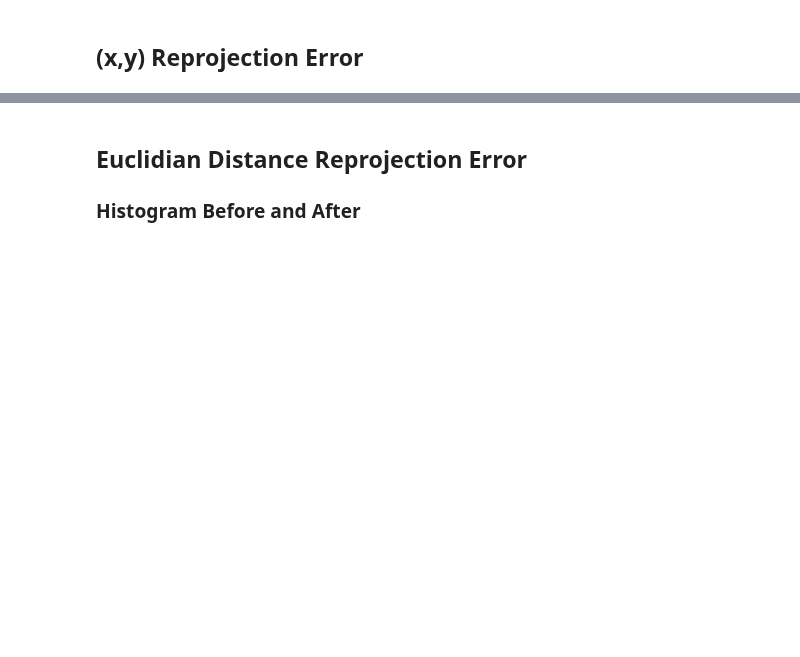
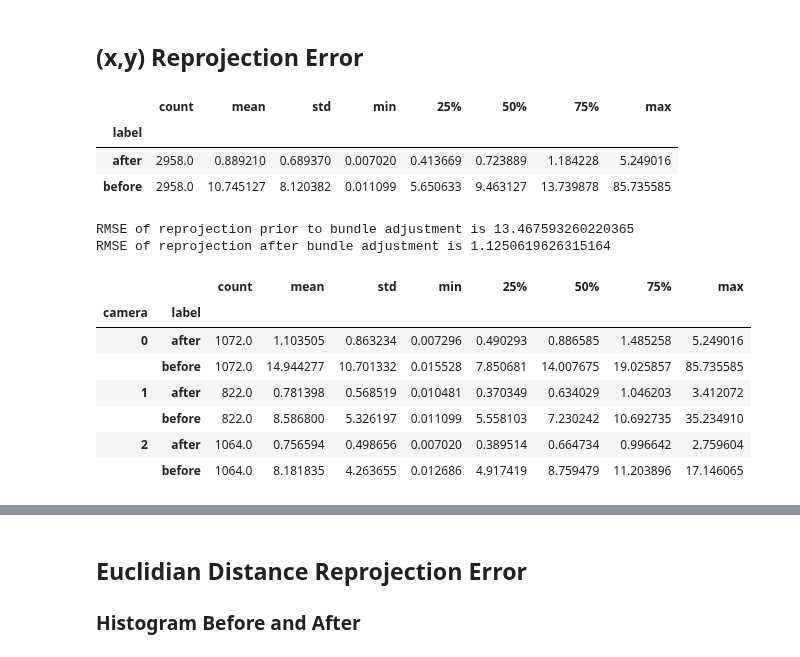
Before and after one commit to mprib/caliscope, a Jupyter notebook: src/calibration/bundle_adjustment/bundle_adjust_diagnostics.ipynb, the cells around one changed output, grey strips where cells are left out. Cells and saved outputs as stored; diff of their text form; code cells hidden in the pictures; blank space fills up the shorter version.

```diff
--- a/src/calibration/bundle_adjustment/bundle_adjust_diagnostics.ipynb
+++ b/src/calibration/bundle_adjustment/bundle_adjust_diagnostics.ipynb
@@ -86,5 +86,35 @@ before_and_after = pd.concat([before_df, after_df])
 # %% [markdown]
 ## (x,y) Reprojection Error
+# %%
+before_and_after.groupby(["label"])["reproj_error"].describe()
+# %% [output]
+|  | count | mean | std | min | 25% | 50% | 75% | max |
+| label |  |  |  |  |  |  |  |  |
+| after | 2958.0 | 0.889210 | 0.689370 | 0.007020 | 0.413669 | 0.723889 | 1.184228 | 5.249016 |
+| before | 2958.0 | 10.745127 | 8.120382 | 0.011099 | 5.650633 | 9.463127 | 13.739878 | 85.735585 |
+# %%
+reproj_error = before_and_after.query("label == 'before'")["reproj_error"].to_numpy()
+rmse = np.sqrt(np.mean(reproj_error**2))
+print(f"RMSE of reprojection prior to bundle adjustment is {rmse}")
+
+reproj_error = before_and_after.query("label == 'after'")["reproj_error"].to_numpy()
+rmse = np.sqrt(np.mean(reproj_error**2))
+print(f"RMSE of reprojection after bundle adjustment is {rmse}")
+# %% [output]
+RMSE of reprojection prior to bundle adjustment is 13.467593260220365
+RMSE of reprojection after bundle adjustment is 1.1250619626315164
+# %%
+
+before_and_after.groupby(["camera", "label"])["reproj_error"].describe()
+# %% [output]
+|  |  | count | mean | std | min | 25% | 50% | 75% | max |
+| camera | label |  |  |  |  |  |  |  |  |
+| 0 | after | 1072.0 | 1.103505 | 0.863234 | 0.007296 | 0.490293 | 0.886585 | 1.485258 | 5.249016 |
+|  | before | 1072.0 | 14.944277 | 10.701332 | 0.015528 | 7.850681 | 14.007675 | 19.025857 | 85.735585 |
+| 1 | after | 822.0 | 0.781398 | 0.568519 | 0.010481 | 0.370349 | 0.634029 | 1.046203 | 3.412072 |
+|  | before | 822.0 | 8.586800 | 5.326197 | 0.011099 | 5.558103 | 7.230242 | 10.692735 | 35.234910 |
+| 2 | after | 1064.0 | 0.756594 | 0.498656 | 0.007020 | 0.389514 | 0.664734 | 0.996642 | 2.759604 |
+|  | before | 1064.0 | 8.181835 | 4.263655 | 0.012686 | 4.917419 | 8.759479 | 11.203896 | 17.146065 |
 # %%
 import seaborn as sns
 
```
Also changed, not shown: parts of 10 cells of this notebook, 5 other files.
